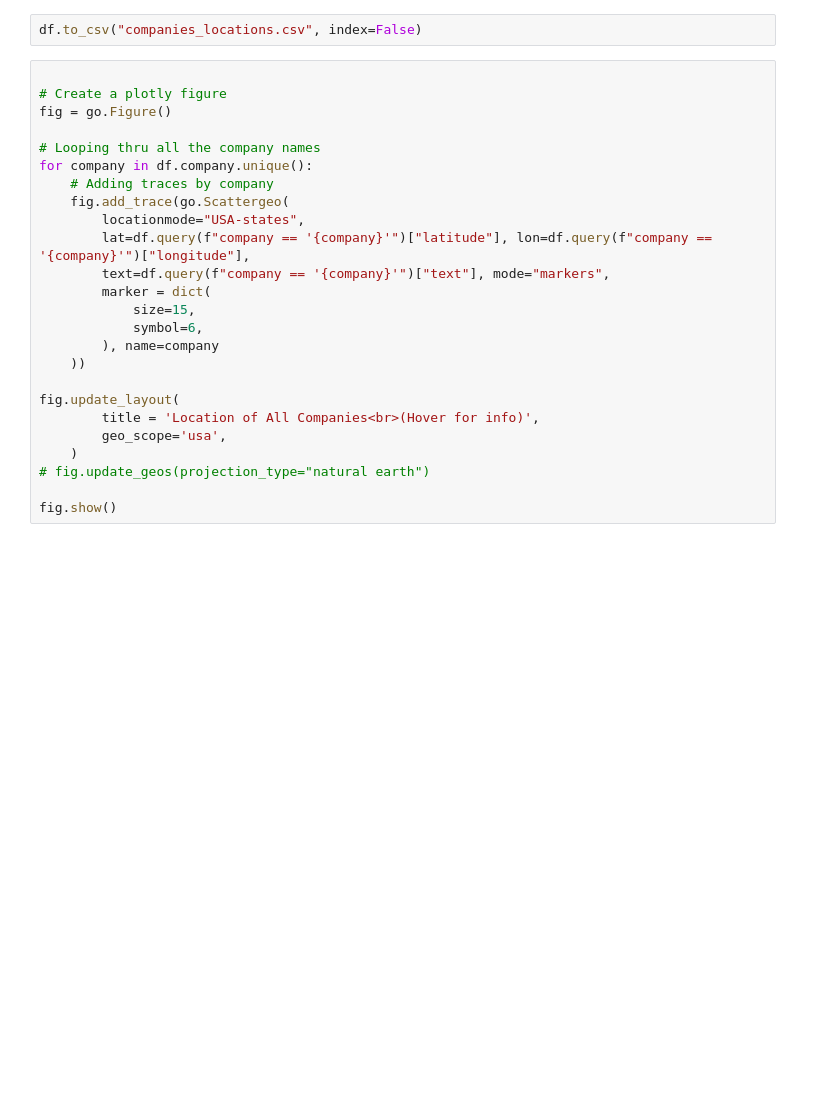
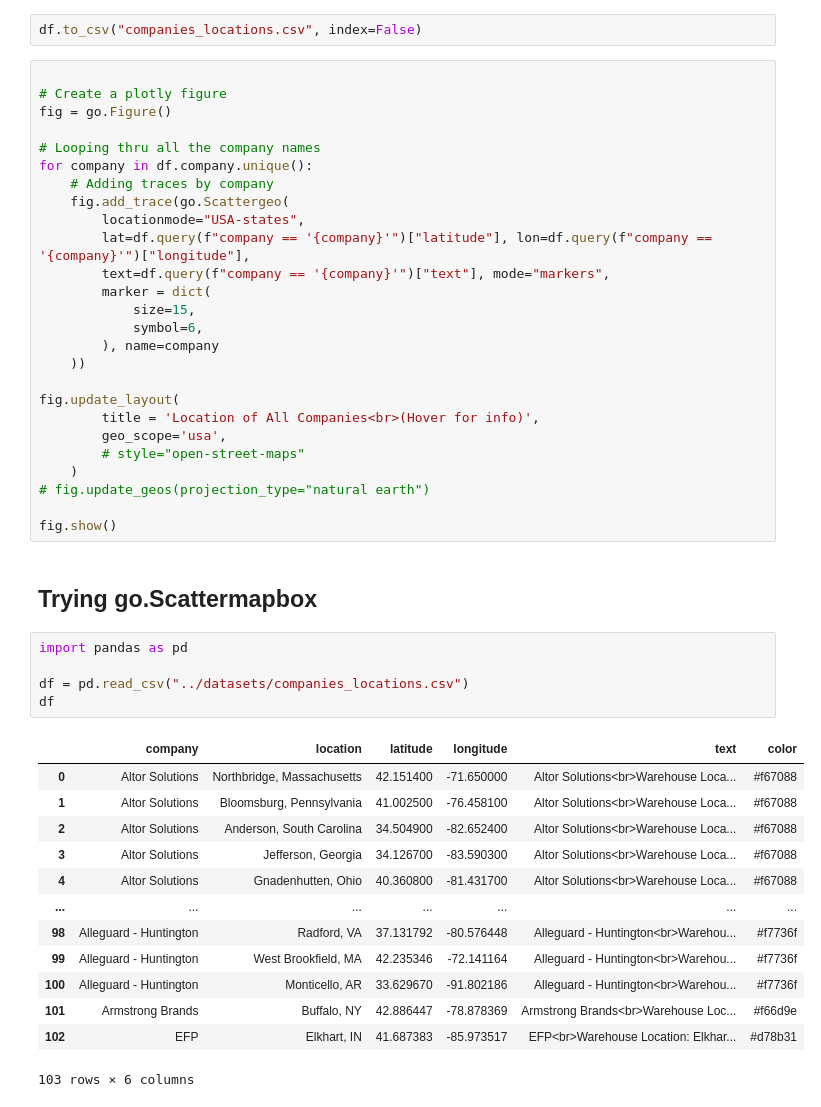
Before and after one commit to guccigamp/Competitor-Analysis, a Jupyter notebook: notebooks/visuals.ipynb, the cells around one changed output. Cells and saved outputs as stored; diff of their text form; blank space fills up the shorter version.

```diff
--- a/notebooks/visuals.ipynb
+++ b/notebooks/visuals.ipynb
@@ -134,7 +134,29 @@ for company in df.company.unique():
 fig.update_layout(
         title = 'Location of All Companies<br>(Hover for info)',
         geo_scope='usa',
+        # style="open-street-maps"
     )
 # fig.update_geos(projection_type="natural earth")
 
 fig.show()
+# %% [markdown]
+## Trying go.Scattermapbox
+# %%
+import pandas as pd
+
+df = pd.read_csv("../datasets/companies_locations.csv")
+df
+# %% [output]
+|  | company | location | latitude | longitude | text | color |
+| 0 | Altor Solutions | Northbridge, Massachusetts | 42.151400 | -71.650000 | Altor Solutions<br>Warehouse Loca... | #f67088 |
+| 1 | Altor Solutions | Bloomsburg, Pennsylvania | 41.002500 | -76.458100 | Altor Solutions<br>Warehouse Loca... | #f67088 |
+| 2 | Altor Solutions | Anderson, South Carolina | 34.504900 | -82.652400 | Altor Solutions<br>Warehouse Loca... | #f67088 |
+| 3 | Altor Solutions | Jefferson, Georgia | 34.126700 | -83.590300 | Altor Solutions<br>Warehouse Loca... | #f67088 |
+| 4 | Altor Solutions | Gnadenhutten, Ohio | 40.360800 | -81.431700 | Altor Solutions<br>Warehouse Loca... | #f67088 |
+| ... | ... | ... | ... | ... | ... | ... |
+| 98 | Alleguard - Huntington | Radford, VA | 37.131792 | -80.576448 | Alleguard - Huntington<br>Warehou... | #f7736f |
+| 99 | Alleguard - Huntington | West Brookfield, MA | 42.235346 | -72.141164 | Alleguard - Huntington<br>Warehou... | #f7736f |
+| 100 | Alleguard - Huntington | Monticello, AR | 33.629670 | -91.802186 | Alleguard - Huntington<br>Warehou... | #f7736f |
+| 101 | Armstrong Brands | Buffalo, NY | 42.886447 | -78.878369 | Armstrong Brands<br>Warehouse Loc... | #f66d9e |
+| 102 | EFP | Elkhart, IN | 41.687383 | -85.973517 | EFP<br>Warehouse Location: Elkhar... | #d78b31 |
+103 rows × 6 columns
```
Also changed, not shown: parts of 1 cell of this notebook, 5 other files.
